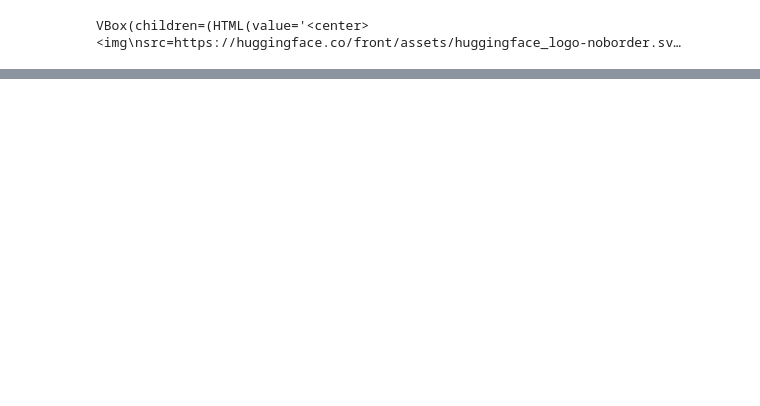
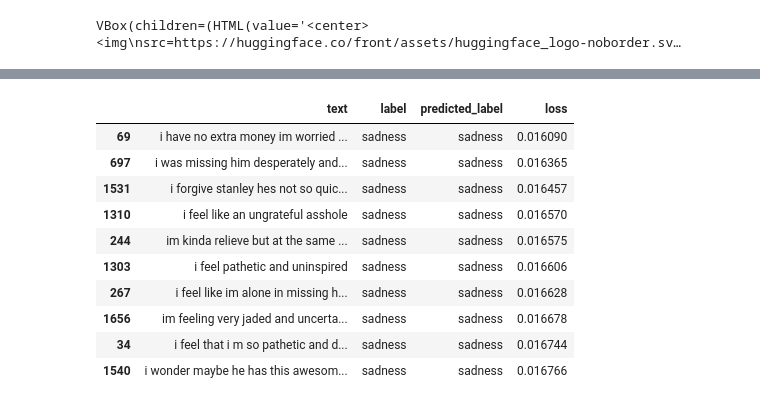
Before and after one commit to TylerKirby/transformer-playground, a Jupyter notebook: transformers-for-nlp/ch2.ipynb, the cells around one changed output, grey strips where cells are left out. Drawn from its saved outputs; the diff is of its cells as text; code cells hidden in the pictures; blank space fills up the shorter version.

```diff
--- a/transformers-for-nlp/ch2.ipynb
+++ b/transformers-for-nlp/ch2.ipynb
@@ -432,0 +489,14 @@ TrainOutput(global_step=500, training_loss=0.17083876037597656, metrics={'train_
+# %%
+df_test.sort_values("loss", ascending=True).head(10)
+# %% [output]
+|  | text | label | predicted_label | loss |
+| 69 | i have no extra money im worried ... | sadness | sadness | 0.016090 |
+| 697 | i was missing him desperately and... | sadness | sadness | 0.016365 |
+| 1531 | i forgive stanley hes not so quic... | sadness | sadness | 0.016457 |
+| 1310 | i feel like an ungrateful asshole | sadness | sadness | 0.016570 |
+| 244 | im kinda relieve but at the same ... | sadness | sadness | 0.016575 |
+| 1303 | i feel pathetic and uninspired | sadness | sadness | 0.016606 |
+| 267 | i feel like im alone in missing h... | sadness | sadness | 0.016628 |
+| 1656 | im feeling very jaded and uncerta... | sadness | sadness | 0.016678 |
+| 34 | i feel that i m so pathetic and d... | sadness | sadness | 0.016744 |
+| 1540 | i wonder maybe he has this awesom... | sadness | sadness | 0.016766 |
```
Also changed, not shown: parts of 17 cells of this notebook.
